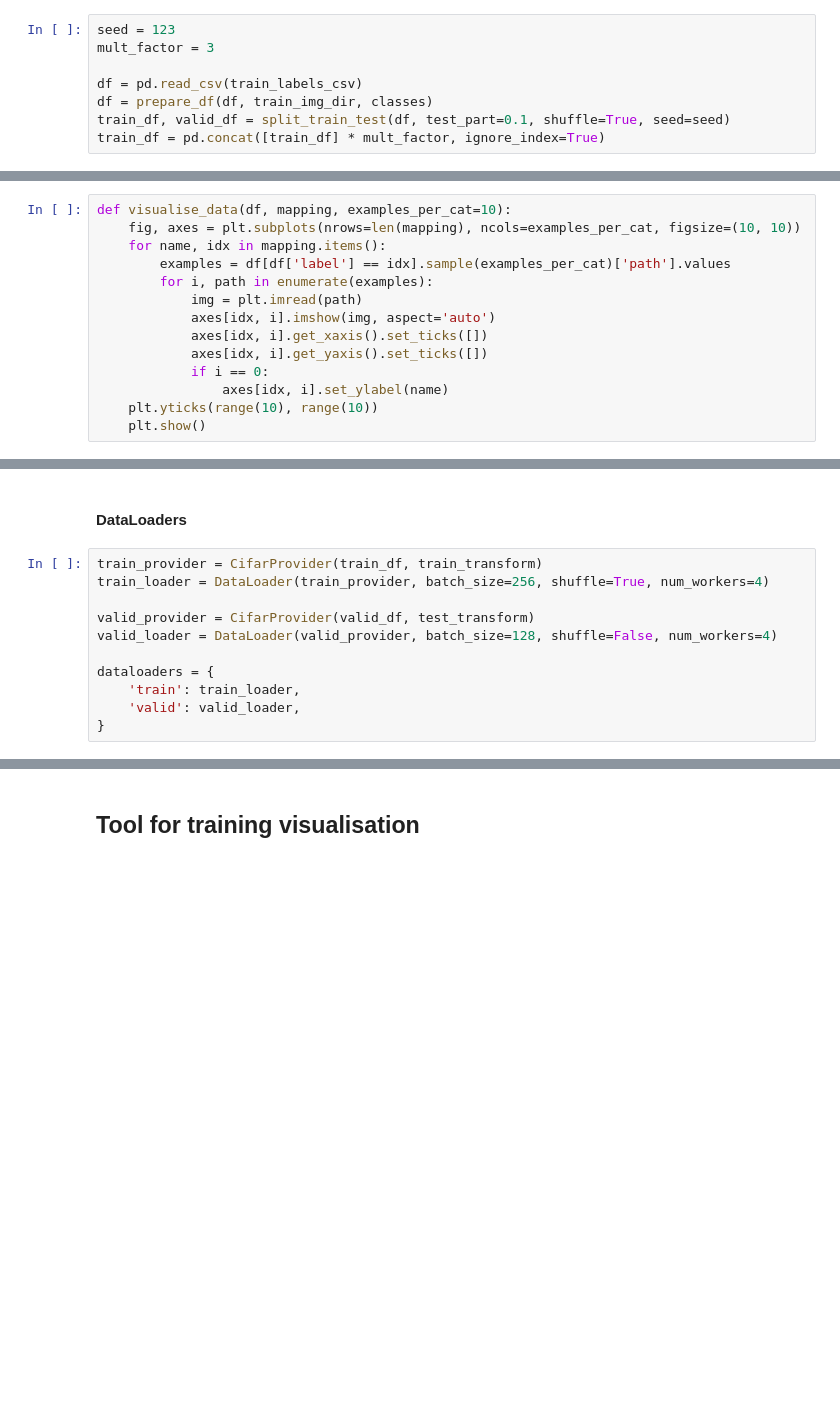
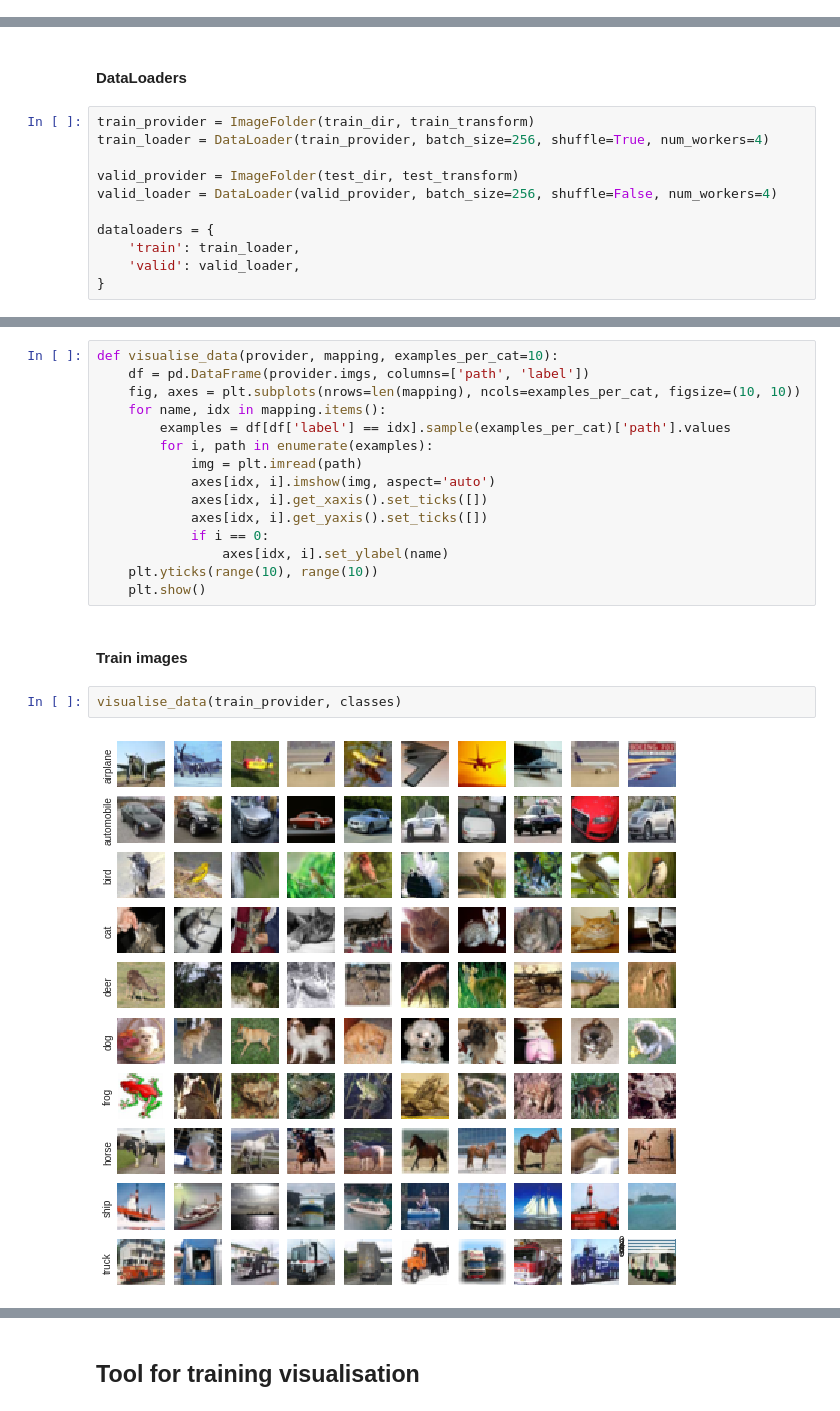
Before and after one commit to bpaszko/MGU-conv, a Jupyter notebook: notebooks/1-bp-playground.ipynb, the cells around one changed output, grey strips where cells are left out. Saved outputs shown, nothing was run; the diff lists cells and outputs as text; blank space fills up the shorter version.

```diff
--- a/notebooks/1-bp-playground.ipynb
+++ b/notebooks/1-bp-playground.ipynb
@@ -70,8 +54,0 @@ classes = {
-# %%
-seed = 123
-mult_factor = 3
-
-df = pd.read_csv(train_labels_csv)
-df = prepare_df(df, train_img_dir, classes)
-train_df, valid_df = split_train_test(df, test_part=0.1, shuffle=True, seed=seed)
-train_df = pd.concat([train_df] * mult_factor, ignore_index=True)
@@ -104,14 +54,0 @@ Total valid images: 5000
-# %%
-def visualise_data(df, mapping, examples_per_cat=10):
-    fig, axes = plt.subplots(nrows=len(mapping), ncols=examples_per_cat, figsize=(10, 10))
-    for name, idx in mapping.items():
-        examples = df[df['label'] == idx].sample(examples_per_cat)['path'].values
-        for i, path in enumerate(examples):
-            img = plt.imread(path)
-            axes[idx, i].imshow(img, aspect='auto')
-            axes[idx, i].get_xaxis().set_ticks([])
-            axes[idx, i].get_yaxis().set_ticks([])
-            if i == 0:
-                axes[idx, i].set_ylabel(name)
-    plt.yticks(range(10), range(10))
-    plt.show()
@@ -165,11 +130,11 @@ test_transform = transforms.Compose([
 # %% [markdown]
 #### DataLoaders
 # %%
-train_provider = CifarProvider(train_df, train_transform)
+train_provider = ImageFolder(train_dir, train_transform)
 train_loader = DataLoader(train_provider, batch_size=256, shuffle=True, num_workers=4)
 
-valid_provider = CifarProvider(valid_df, test_transform)
-valid_loader = DataLoader(valid_provider, batch_size=128, shuffle=False, num_workers=4)
+valid_provider = ImageFolder(test_dir, test_transform)
+valid_loader = DataLoader(valid_provider, batch_size=256, shuffle=False, num_workers=4)
 
 dataloaders = {
     'train': train_loader,
@@ -177,0 +145,21 @@ dataloaders = {
+# %%
+def visualise_data(provider, mapping, examples_per_cat=10):
+    df = pd.DataFrame(provider.imgs, columns=['path', 'label'])
+    fig, axes = plt.subplots(nrows=len(mapping), ncols=examples_per_cat, figsize=(10, 10))
+    for name, idx in mapping.items():
+        examples = df[df['label'] == idx].sample(examples_per_cat)['path'].values
+        for i, path in enumerate(examples):
+            img = plt.imread(path)
+            axes[idx, i].imshow(img, aspect='auto')
+            axes[idx, i].get_xaxis().set_ticks([])
+            axes[idx, i].get_yaxis().set_ticks([])
+            if i == 0:
+                axes[idx, i].set_ylabel(name)
+    plt.yticks(range(10), range(10))
+    plt.show()
+# %% [markdown]
+#### Train images
+# %%
+visualise_data(train_provider, classes)
+# %% [output]
+[figure, added]
```
Also changed, not shown: parts of 40 cells of this notebook.
